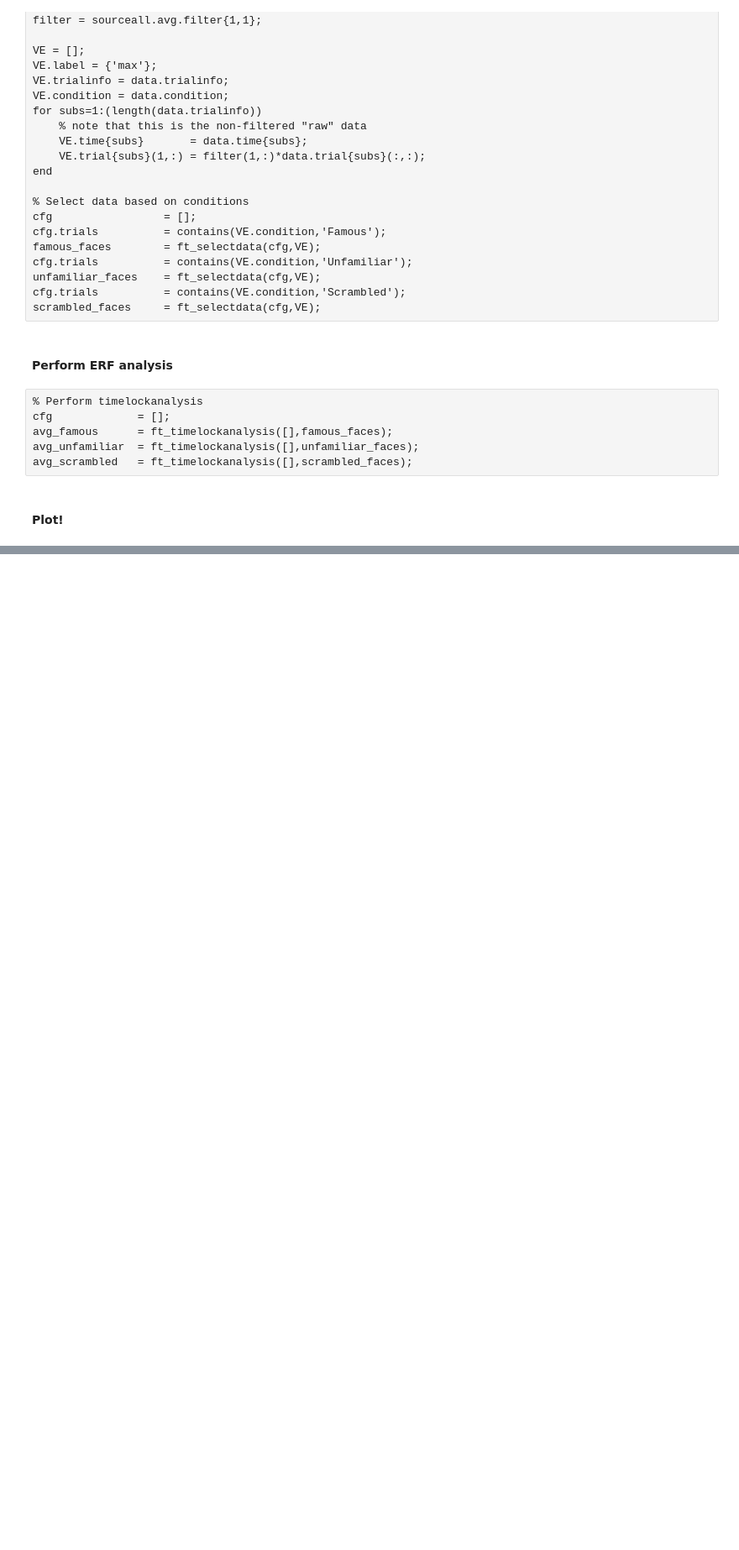
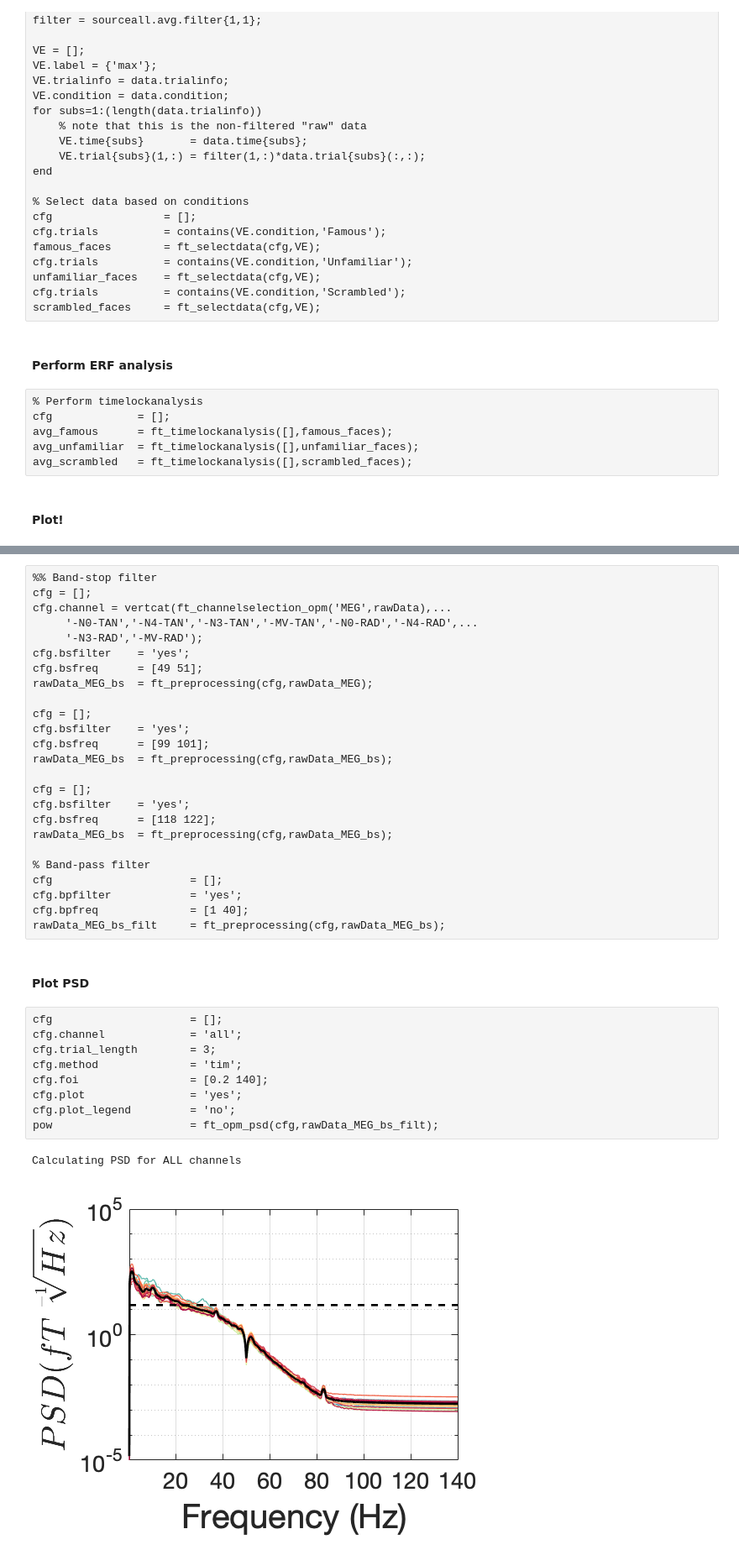
Before and after one commit to neurofractal/analyse_OPMEG, a Jupyter notebook: test_scripts/denoise_faces.ipynb, the cells around one changed output, grey strips where cells are left out. Shown at 84% size. Cells and saved outputs as stored; diff of their text form; blank space fills up the shorter version.

```diff
--- a/test_scripts/denoise_faces.ipynb
+++ b/test_scripts/denoise_faces.ipynb
@@ -517,0 +593,39 @@ the call to "ft_singleplotER" took 0 seconds and required the additional allocat
+# %%
+%% Band-stop filter
+cfg = [];
+cfg.channel = vertcat(ft_channelselection_opm('MEG',rawData),...
+     '-N0-TAN','-N4-TAN','-N3-TAN','-MV-TAN','-N0-RAD','-N4-RAD',...
+     '-N3-RAD','-MV-RAD');
+cfg.bsfilter    = 'yes';
+cfg.bsfreq      = [49 51];
+rawData_MEG_bs  = ft_preprocessing(cfg,rawData_MEG);
+
+cfg = [];
+cfg.bsfilter    = 'yes';
+cfg.bsfreq      = [99 101];
+rawData_MEG_bs  = ft_preprocessing(cfg,rawData_MEG_bs);
+
+cfg = [];
+cfg.bsfilter    = 'yes';
+cfg.bsfreq      = [118 122];
+rawData_MEG_bs  = ft_preprocessing(cfg,rawData_MEG_bs);
+
+% Band-pass filter
+cfg                     = [];
+cfg.bpfilter            = 'yes';
+cfg.bpfreq              = [1 40];
+rawData_MEG_bs_filt     = ft_preprocessing(cfg,rawData_MEG_bs);
+# %% [markdown]
+#### Plot PSD
+# %%
+cfg                     = [];
+cfg.channel             = 'all';
+cfg.trial_length        = 3;
+cfg.method              = 'tim';
+cfg.foi                 = [0.2 140];
+cfg.plot                = 'yes';
+cfg.plot_legend         = 'no';
+pow                     = ft_opm_psd(cfg,rawData_MEG_bs_filt);
+# %% [output]
+Calculating PSD for ALL channels
+[figure, added]
```
Also changed, not shown: parts of 31 cells of this notebook.
